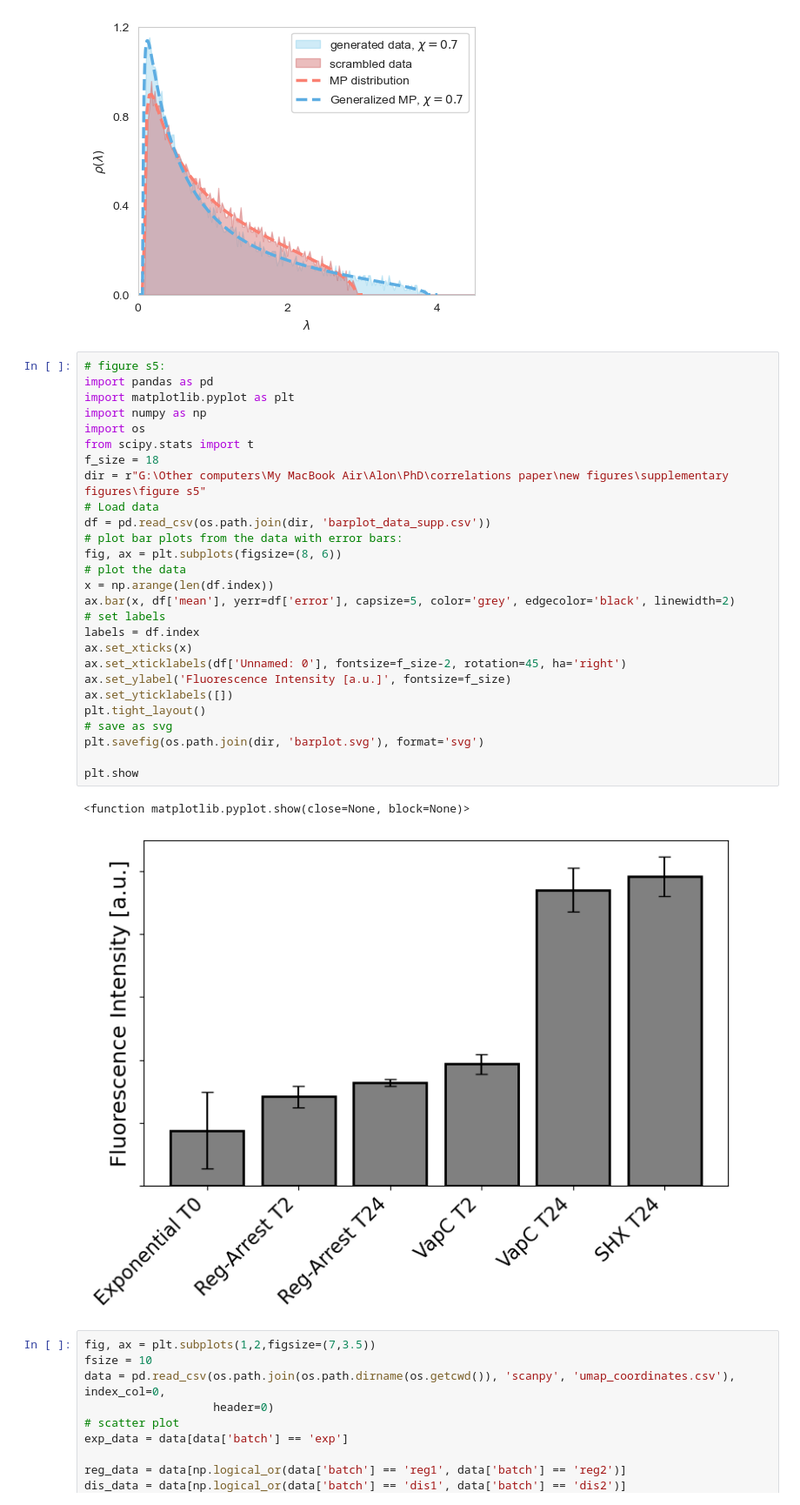
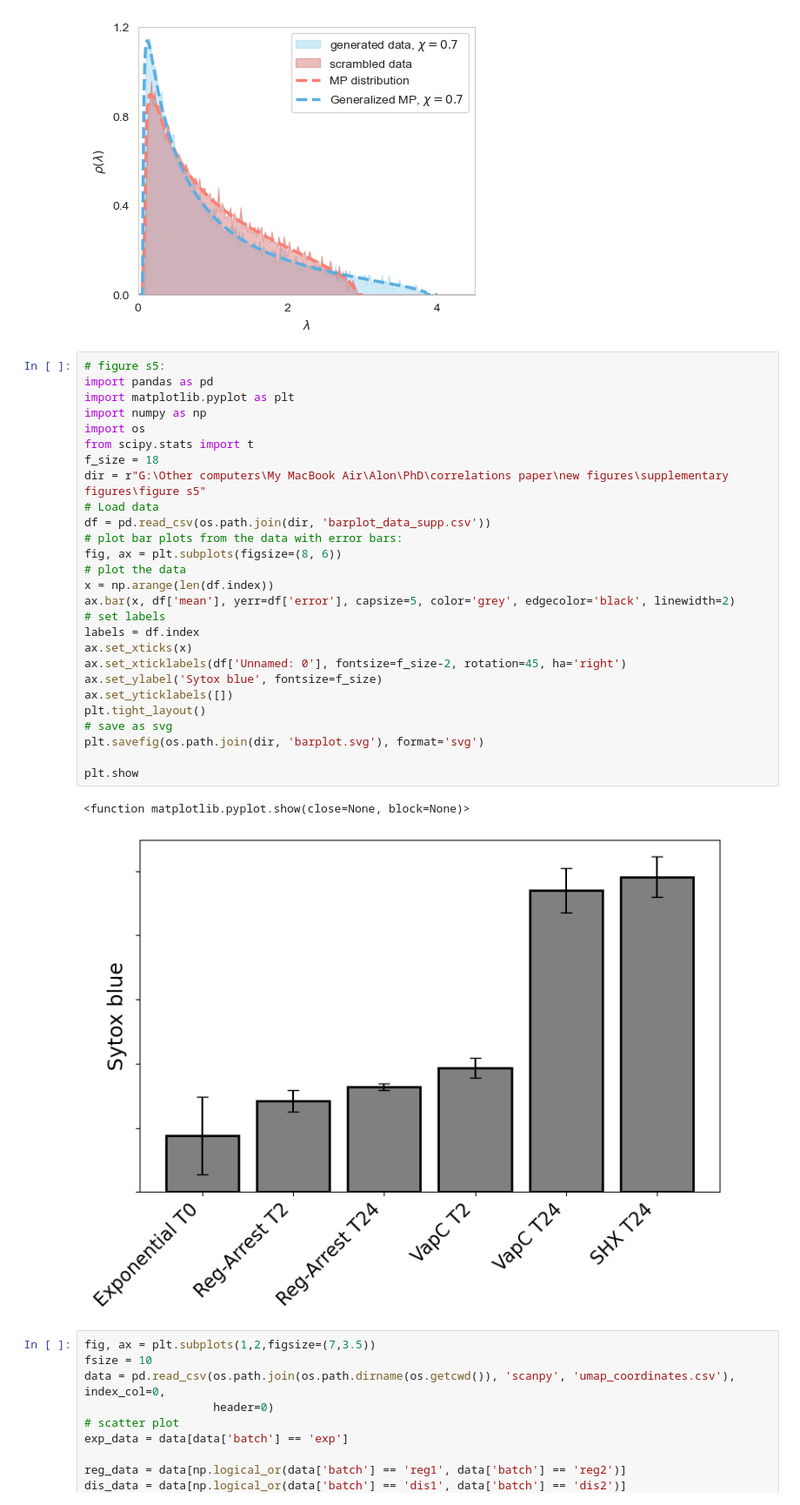
Before and after one commit to alongutf/dysregulated-persistence, a Jupyter notebook: scripts/supplementary figures.ipynb, the cells around one changed output. Shown: that part at 87% size. Cells and saved outputs as stored; diff of their text form.

Commit message:
changed figures

```diff
--- a/scripts/supplementary figures.ipynb
+++ b/scripts/supplementary figures.ipynb
@@ -382,33 +382,33 @@ plt.show()
 # %%
 # figure s5:
 import pandas as pd
 import matplotlib.pyplot as plt
 import numpy as np
 import os
 from scipy.stats import t
 f_size = 18
 dir = r"G:\Other computers\My MacBook Air\Alon\PhD\correlations paper\new figures\supplementary figures\figure s5"
 # Load data
 df = pd.read_csv(os.path.join(dir, 'barplot_data_supp.csv'))
 # plot bar plots from the data with error bars:
 fig, ax = plt.subplots(figsize=(8, 6))
 # plot the data
 x = np.arange(len(df.index))
 ax.bar(x, df['mean'], yerr=df['error'], capsize=5, color='grey', edgecolor='black', linewidth=2)
 # set labels
 labels = df.index
 ax.set_xticks(x)
 ax.set_xticklabels(df['Unnamed: 0'], fontsize=f_size-2, rotation=45, ha='right')
-ax.set_ylabel('Fluorescence Intensity [a.u.]', fontsize=f_size)
+ax.set_ylabel('Sytox blue', fontsize=f_size)
 ax.set_yticklabels([])
 plt.tight_layout()
 # save as svg
 plt.savefig(os.path.join(dir, 'barplot.svg'), format='svg')
 
 plt.show
 # %% [output]
 <function matplotlib.pyplot.show(close=None, block=None)>
-[figure, old version]
+[figure, new version]
 # %%
 fig, ax = plt.subplots(1,2,figsize=(7,3.5))
 fsize = 10
```
Also changed, not shown: parts of 2 cells of this notebook, 7 other files.
